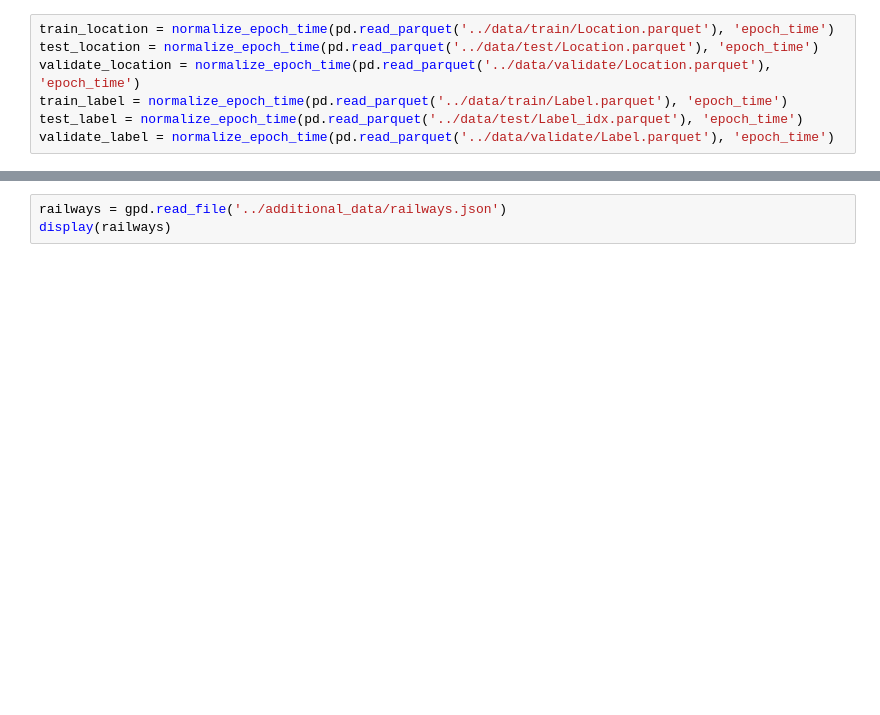
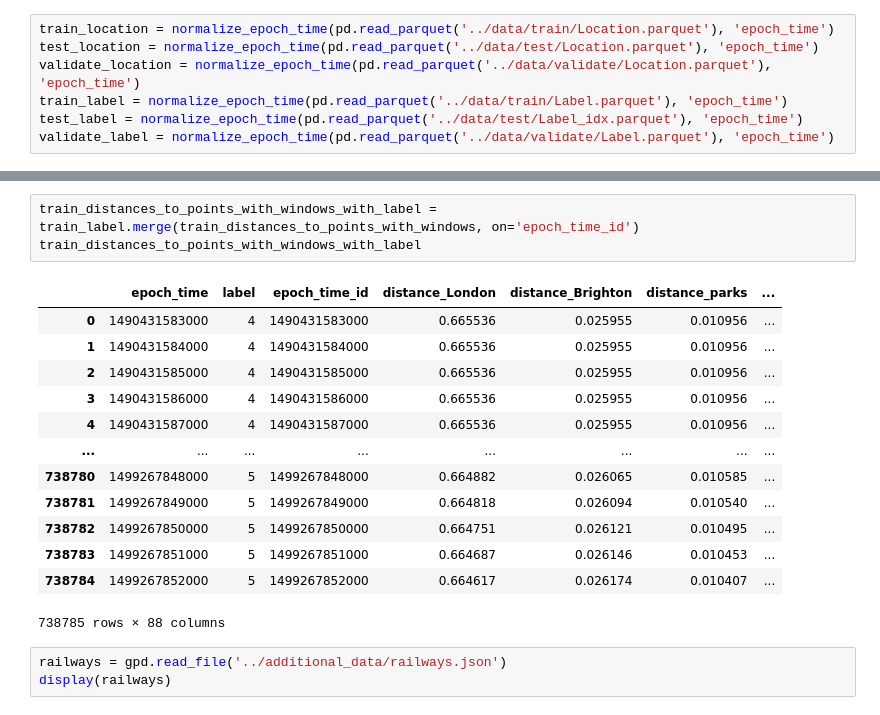
Before and after one commit to dbalabka/shl-activity-recognition-2021, a Jupyter notebook: notebooks/features_distance_to_points.ipynb, the cells around one changed output, grey strips where cells are left out. Saved outputs shown, nothing was run; the diff lists cells and outputs as text; blank space fills up the shorter version.

```diff
--- a/notebooks/features_distance_to_points.ipynb
+++ b/notebooks/features_distance_to_points.ipynb
@@ -148,3 +157,20 @@ calculate_shift(calculate_window(create_point_distance_features(validate_locatio
+# %%
+train_distances_to_points_with_windows_with_label = train_label.merge(train_distances_to_points_with_windows, on='epoch_time_id')
+train_distances_to_points_with_windows_with_label
+# %% [output]
+|  | epoch_time | label | epoch_time_id | distance_London | distance_Brighton | distance_parks | ... |
+| 0 | 1490431583000 | 4 | 1490431583000 | 0.665536 | 0.025955 | 0.010956 | ... |
+| 1 | 1490431584000 | 4 | 1490431584000 | 0.665536 | 0.025955 | 0.010956 | ... |
+| 2 | 1490431585000 | 4 | 1490431585000 | 0.665536 | 0.025955 | 0.010956 | ... |
+| 3 | 1490431586000 | 4 | 1490431586000 | 0.665536 | 0.025955 | 0.010956 | ... |
+| 4 | 1490431587000 | 4 | 1490431587000 | 0.665536 | 0.025955 | 0.010956 | ... |
+| ... | ... | ... | ... | ... | ... | ... | ... |
+| 738780 | 1499267848000 | 5 | 1499267848000 | 0.664882 | 0.026065 | 0.010585 | ... |
+| 738781 | 1499267849000 | 5 | 1499267849000 | 0.664818 | 0.026094 | 0.010540 | ... |
+| 738782 | 1499267850000 | 5 | 1499267850000 | 0.664751 | 0.026121 | 0.010495 | ... |
+| 738783 | 1499267851000 | 5 | 1499267851000 | 0.664687 | 0.026146 | 0.010453 | ... |
+| 738784 | 1499267852000 | 5 | 1499267852000 | 0.664617 | 0.026174 | 0.010407 | ... |
+738785 rows × 88 columns
 # %%
 railways = gpd.read_file('../additional_data/railways.json')
 display(railways)
```
Also changed, not shown: parts of 2 cells of this notebook, 3 other files.
